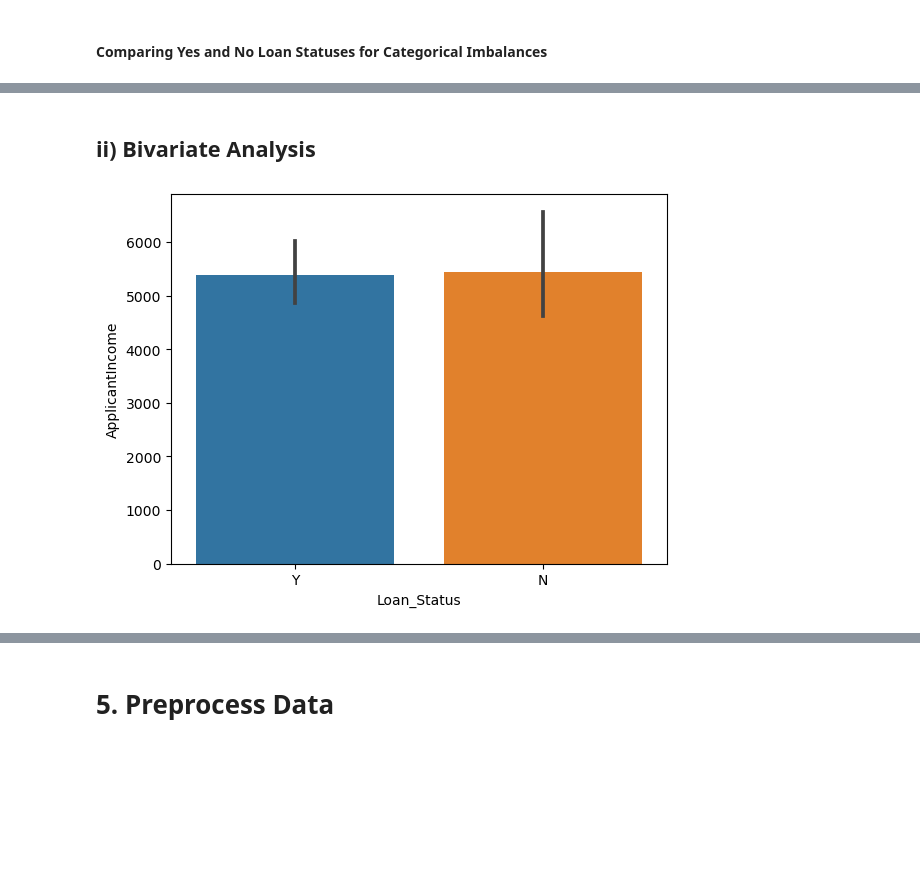
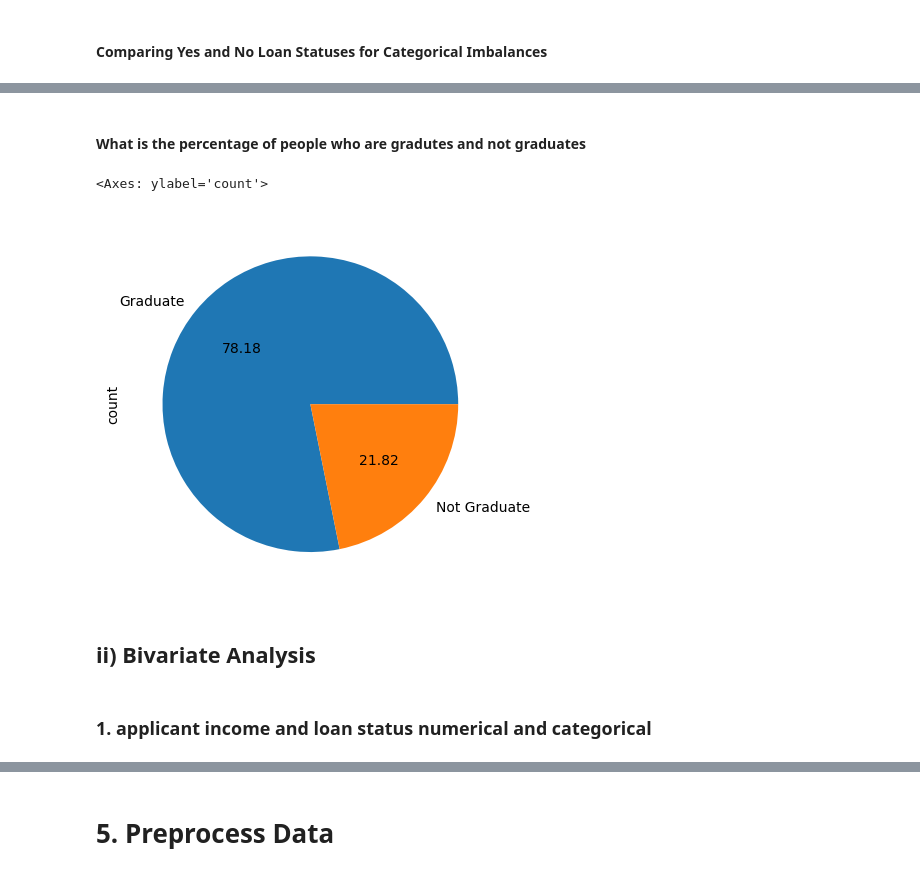
Before and after one commit to Triakshan/MLG382--Project1-Group-C-, a Jupyter notebook: MLG382- Project 1- Group C/notebooks/src/project_1-group_c.ipynb, the cells around one changed output, grey strips where cells are left out. Drawn from its saved outputs; the diff is of its cells as text; code cells hidden in the pictures; blank space fills up the shorter version.

```diff
--- a/MLG382- Project 1- Group C/notebooks/src/project_1-group_c.ipynb
+++ b/MLG382- Project 1- Group C/notebooks/src/project_1-group_c.ipynb
@@ -134,52 +141,11 @@ fig.show()
+# %% [markdown]
+#### What is the percentage of people who are gradutes  and not graduates
+# %%
+df['Education'].value_counts().plot(kind='pie',autopct='%.2f')
+# %% [output]
+<Axes: ylabel='count'>
+[figure, added]
 # %% [markdown]
 ## ii) Bivariate Analysis
-# %%
-
-# 1. applicant income and loan status numerical and categorical
-
-
-
-sns.barplot(x = 'Loan_Status' , y='ApplicantIncome' , data=df )
-plt.show()
-
-
-# 2 .Education and loan status
-# pd.crosstab(loan_data['Education'] , loan_data['Loan_Status'])
-
-# sns.heatmap(pd.crosstab(loan_data['Education'] , loan_data['Loan_Status']))
-
-# 3. loan_amount and loan_amount_term
-
-#sns.scatterplot( x = 'LoanAmount' , y = 'Loan_Amount_Term' , data=loan_data )
-
-# 4 .  self-employmed and loan status
-
-#pd.crosstab(loan_data['Self_Employed'] , loan_data['Loan_Status'])
-#sns.heatmap(pd.crosstab(loan_data['Self_Employed'] , loan_data['Loan_Status']))
-
-# 5 . Applicant income and loan amount
-
-#sns.scatterplot( x = 'ApplicantIncome' , y = 'LoanAmount' , data=loan_data )
-
-# 6 . Dependents and loan amount
-
-#sns.scatterplot( x = 'Dependents' , y = 'LoanAmount' , data = loan_data)
-
-# 7 . Gender and loan status
-
-#pd.crosstab(loan_data['Gender'] , loan_data['Loan_Status'])
-#sns.heatmap(pd.crosstab(loan_data['Gender'] , loan_data['Loan_Status']))
-
-# 8 Married and loan status
-
-#pd.crosstab(loan_data['Married'] , loan_data['Loan_Status'])
-#sns.heatmap(pd.crosstab(loan_data['Married'] , loan_data['Loan_Status']))
-
-# 9 Credit history and loan status
-
-#pd.crosstab(loan_data['Credit_History'] , loan_data['Loan_Status'])
-#sns.heatmap(pd.crosstab(loan_data['Credit_History'] , loan_data['Loan_Status']))
-
-# 10
-# %% [output]
-[figure, removed]
+# %% [markdown]
+### 1. applicant income and loan status numerical and categorical
```
Also changed, not shown: parts of 25 cells of this notebook, 1 other file.
